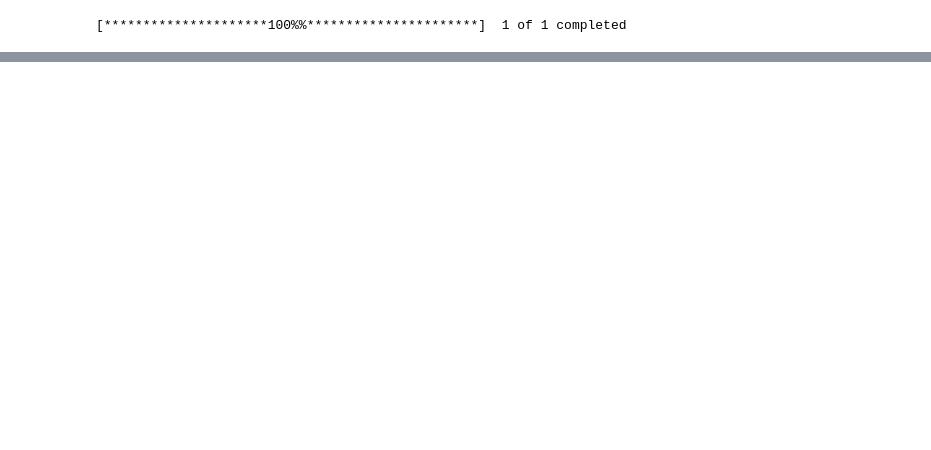
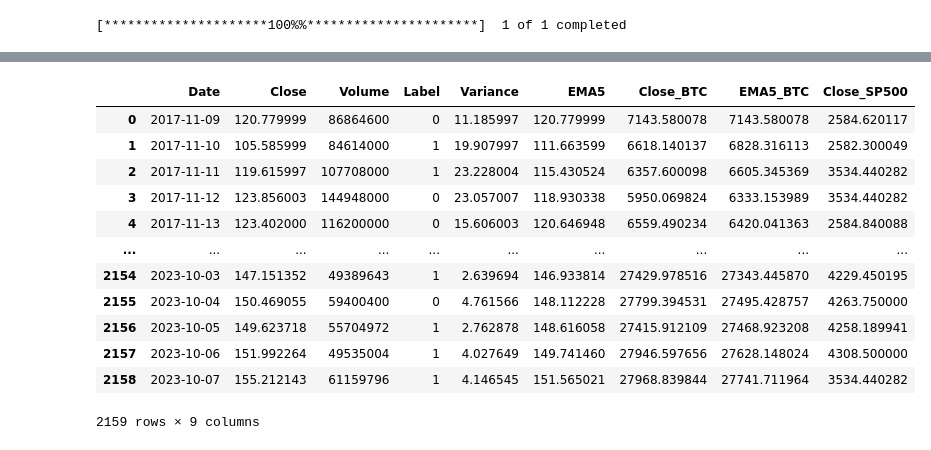
Before and after one commit to mr-robot77/Quera_G11-Project2, a Jupyter notebook: Problem 3/prediction.ipynb, the cells around one changed output, grey strips where cells are left out. Saved outputs shown, nothing was run; the diff lists cells and outputs as text; code cells hidden in the pictures; blank space fills up the shorter version.

```diff
--- a/Problem 3/prediction.ipynb
+++ b/Problem 3/prediction.ipynb
@@ -1579,0 +1702,22 @@ data.isna().sum()/len(data)*100
+# %%
+start_date_train_test = "2017-11-09"
+end_date_train_test = "2023-10-07"
+
+data_train_test = data[
+    (data["Date"] >= start_date_train_test) & (data["Date"] <= end_date_train_test)
+].reset_index(drop=True)
+data_train_test
+# %% [output]
+|  | Date | Close | Volume | Label | Variance | EMA5 | Close_BTC | EMA5_BTC | Close_SP500 |
+| 0 | 2017-11-09 | 120.779999 | 86864600 | 0 | 11.185997 | 120.779999 | 7143.580078 | 7143.580078 | 2584.620117 |
+| 1 | 2017-11-10 | 105.585999 | 84614000 | 1 | 19.907997 | 111.663599 | 6618.140137 | 6828.316113 | 2582.300049 |
+| 2 | 2017-11-11 | 119.615997 | 107708000 | 1 | 23.228004 | 115.430524 | 6357.600098 | 6605.345369 | 3534.440282 |
+| 3 | 2017-11-12 | 123.856003 | 144948000 | 0 | 23.057007 | 118.930338 | 5950.069824 | 6333.153989 | 3534.440282 |
+| 4 | 2017-11-13 | 123.402000 | 116200000 | 0 | 15.606003 | 120.646948 | 6559.490234 | 6420.041363 | 2584.840088 |
+| ... | ... | ... | ... | ... | ... | ... | ... | ... | ... |
+| 2154 | 2023-10-03 | 147.151352 | 49389643 | 1 | 2.639694 | 146.933814 | 27429.978516 | 27343.445870 | 4229.450195 |
+| 2155 | 2023-10-04 | 150.469055 | 59400400 | 0 | 4.761566 | 148.112228 | 27799.394531 | 27495.428757 | 4263.750000 |
+| 2156 | 2023-10-05 | 149.623718 | 55704972 | 1 | 2.762878 | 148.616058 | 27415.912109 | 27468.923208 | 4258.189941 |
+| 2157 | 2023-10-06 | 151.992264 | 49535004 | 1 | 4.027649 | 149.741460 | 27946.597656 | 27628.148024 | 4308.500000 |
+| 2158 | 2023-10-07 | 155.212143 | 61159796 | 1 | 4.146545 | 151.565021 | 27968.839844 | 27741.711964 | 3534.440282 |
+2159 rows × 9 columns
```
Also changed, not shown: parts of 31 cells of this notebook.
